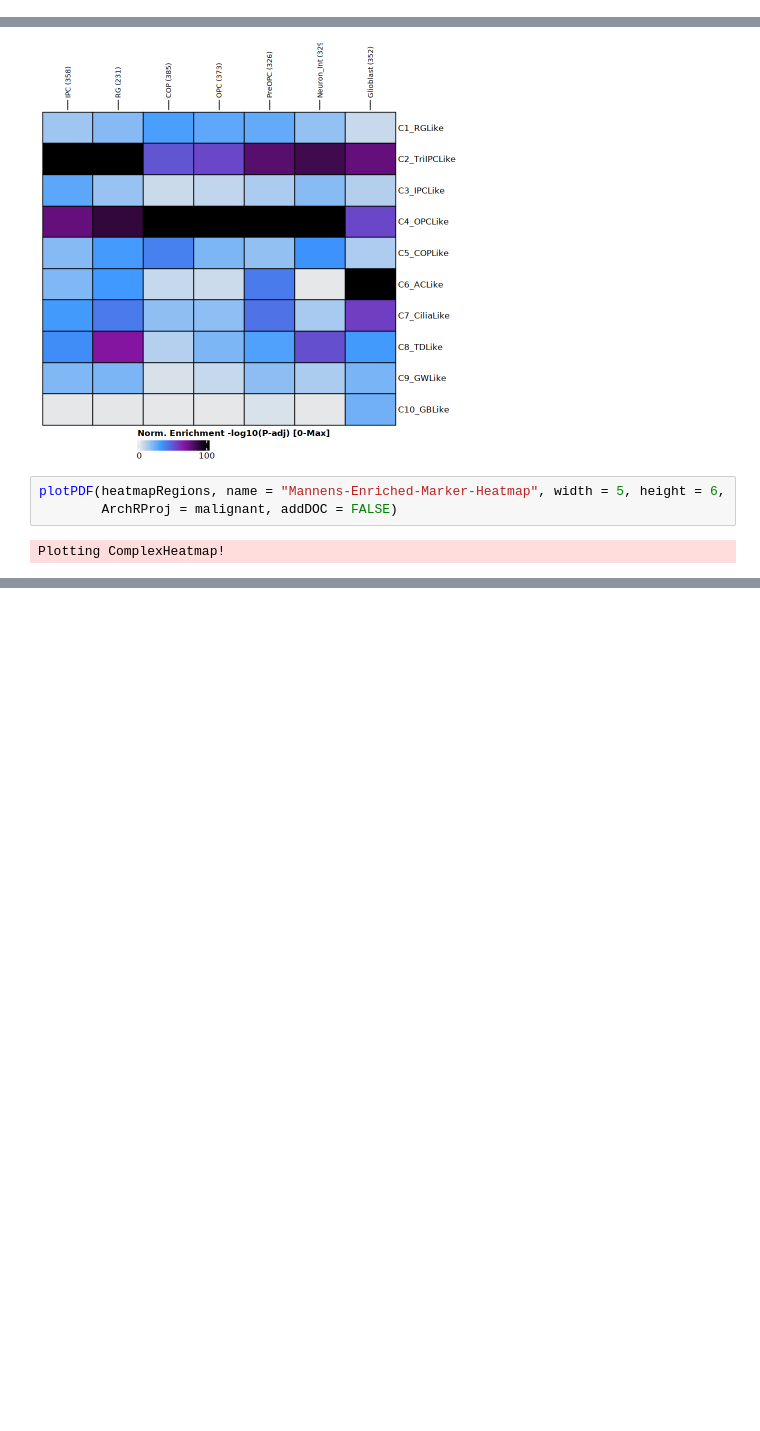
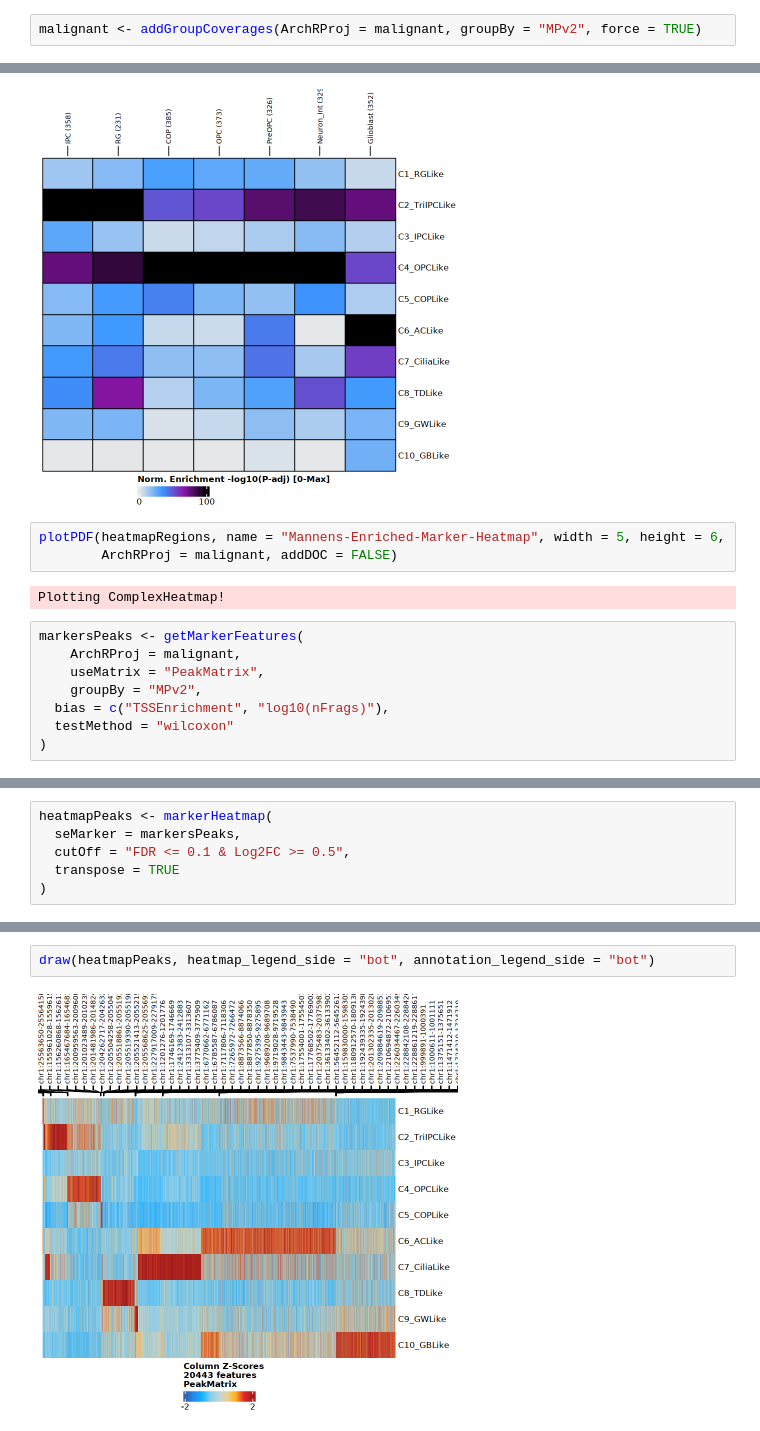
Before and after one commit to ccruizm/pHGGmap, a Jupyter notebook: 04_Malignant_cells/02_ATAC/archr_malignant_PLOTTING.ipynb, the cells around one changed output, grey strips where cells are left out. Drawn from its saved outputs; the diff is of its cells as text; blank space fills up the shorter version.

```diff
--- a/04_Malignant_cells/02_ATAC/archr_malignant_PLOTTING.ipynb
+++ b/04_Malignant_cells/02_ATAC/archr_malignant_PLOTTING.ipynb
@@ -527,3 +527,5 @@ cellColData names(21): Sample TSSEnrichment ... FRIP MPv2
 numberOfCells(1): 83921
 medianTSS(1): 8.532
 medianFrags(1): 11219
+# %%
+malignant <- addGroupCoverages(ArchRProj = malignant, groupBy = "MPv2", force = TRUE)
@@ -685,3 +705,11 @@ plotPDF(heatmapRegions, name = "Mannens-Enriched-Marker-Heatmap", width = 5, hei
         ArchRProj = malignant, addDOC = FALSE)
 # %% [output]
 Plotting ComplexHeatmap!
+# %%
+markersPeaks <- getMarkerFeatures(
+    ArchRProj = malignant,
+    useMatrix = "PeakMatrix",
+    groupBy = "MPv2",
+  bias = c("TSSEnrichment", "log10(nFrags)"),
+  testMethod = "wilcoxon"
+)
@@ -687,0 +729,6 @@ Plotting ComplexHeatmap!
+# %%
+heatmapPeaks <- markerHeatmap(
+  seMarker = markersPeaks,
+  cutOff = "FDR <= 0.1 & Log2FC >= 0.5",
+  transpose = TRUE
+)
@@ -687,0 +766,4 @@ Plotting ComplexHeatmap!
+# %%
+draw(heatmapPeaks, heatmap_legend_side = "bot", annotation_legend_side = "bot")
+# %% [output]
+[figure, added]
```
Also changed, not shown: parts of 9 cells of this notebook, 1 other file.
